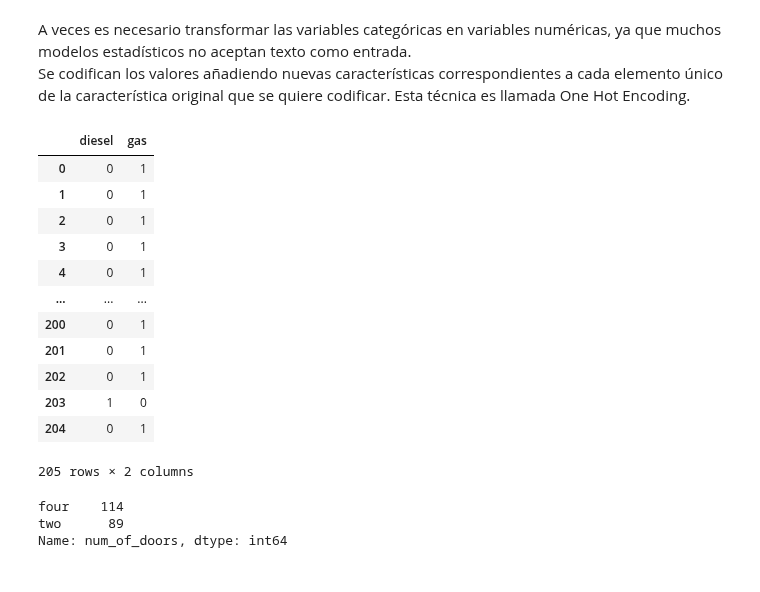
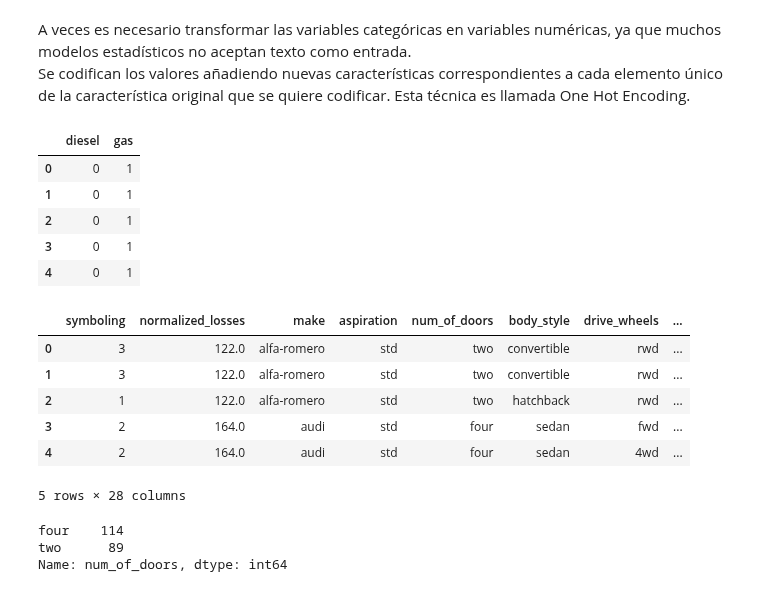
Before and after one commit to PosgradoMNA/actividades-de-aprendizaje-murasakiw, a Jupyter notebook: Semana5_Data_Analysis_with_Python.ipynb, the cells around one changed output. Drawn from its saved outputs; the diff is of its cells as text; code cells hidden in the pictures.

```diff
--- a/Semana5_Data_Analysis_with_Python.ipynb
+++ b/Semana5_Data_Analysis_with_Python.ipynb
@@ -203,18 +203,12 @@ df[['price_binned', 'price']]
 A veces es necesario transformar las variables categóricas en variables numéricas, ya que muchos modelos estadísticos no aceptan texto como entrada.
 Se codifican los valores añadiendo nuevas características correspondientes a cada elemento único de la característica original que se quiere codificar. Esta técnica es llamada One Hot Encoding.
 # %%
-pd.get_dummies(df['fuel_type']) #El método get_dummies automáticamente genera un data frame con la codificación de los valores de la columna
+df2 = pd.get_dummies(df['fuel_type']) #El método get_dummies automáticamente genera un data frame con la codificación de los valores de la columna
+df2.head()
 # %% [output]
 |  | diesel | gas |
 | 0 | 0 | 1 |
 | 1 | 0 | 1 |
 | 2 | 0 | 1 |
 | 3 | 0 | 1 |
 | 4 | 0 | 1 |
-| ... | ... | ... |
-| 200 | 0 | 1 |
-| 201 | 0 | 1 |
-| 202 | 0 | 1 |
-| 203 | 1 | 0 |
-| 204 | 0 | 1 |
-205 rows × 2 columns
@@ -221,3 +217,14 @@ pd.get_dummies(df['fuel_type']) #El método get_dummies automáticamente genera
+# %%
+df.drop('fuel_type', axis=1, inplace=True)
+df.head()
+# %% [output]
+|  | symboling | normalized_losses | make | aspiration | num_of_doors | body_style | drive_wheels | ... |
+| 0 | 3 | 122.0 | alfa-romero | std | two | convertible | rwd | ... |
+| 1 | 3 | 122.0 | alfa-romero | std | two | convertible | rwd | ... |
+| 2 | 1 | 122.0 | alfa-romero | std | two | hatchback | rwd | ... |
+| 3 | 2 | 164.0 | audi | std | four | sedan | fwd | ... |
+| 4 | 2 | 164.0 | audi | std | four | sedan | 4wd | ... |
+5 rows × 28 columns
 # %%
 #Para contar el número de valores presentes en una columna
 df['num_of_doors'].value_counts()
```
Also changed, not shown: parts of 4 cells of this notebook.
